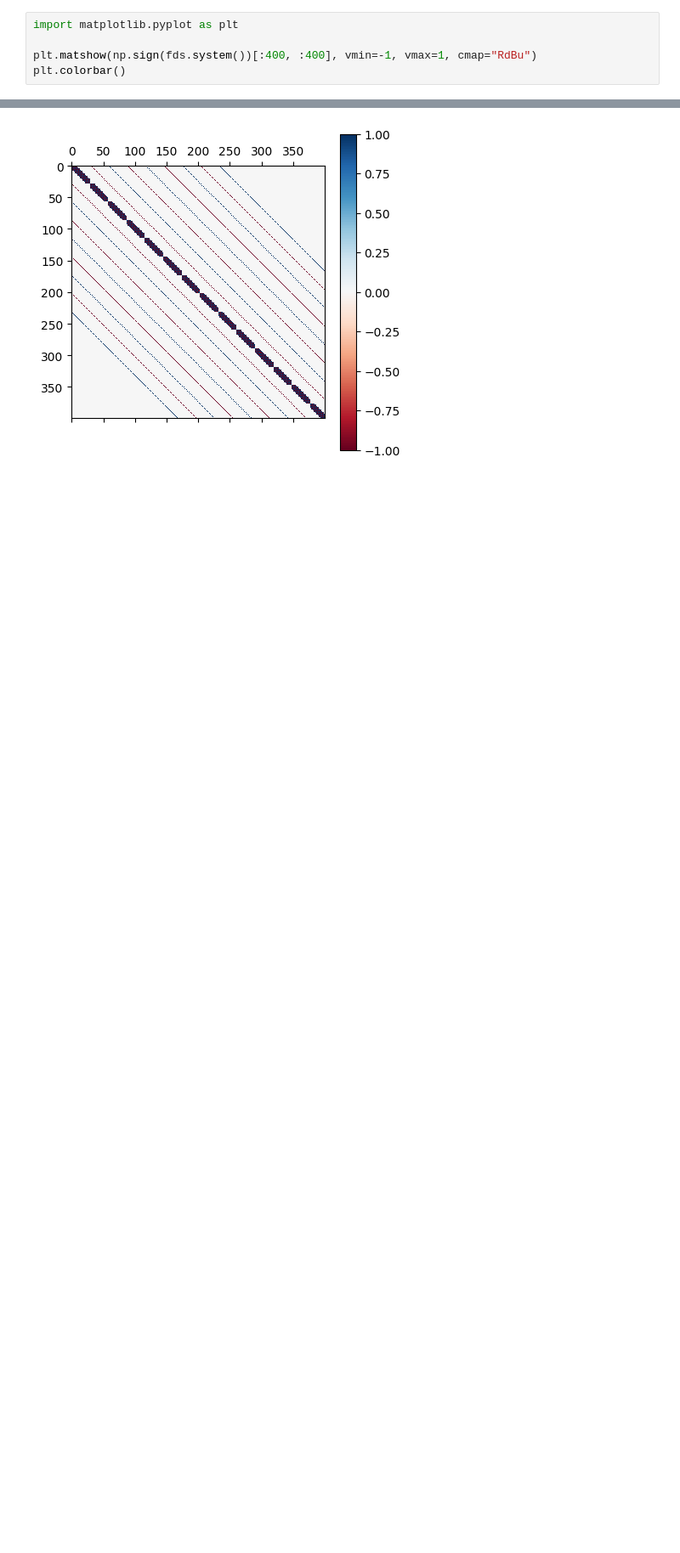
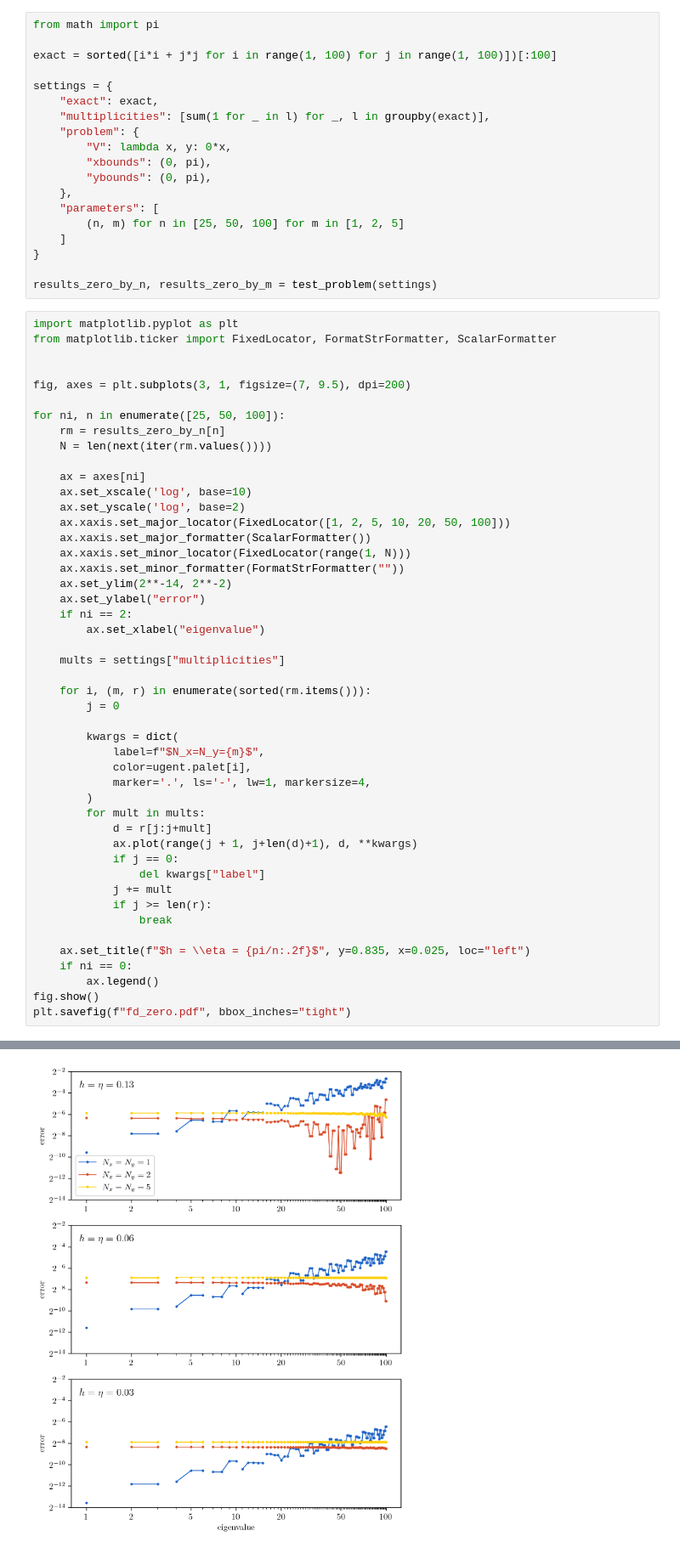
Before and after one commit to toonijn/PhD-thesis, a Jupyter notebook: img/chapter4/fd_experiments.ipynb, the cells around one changed output, grey strips where cells are left out. Shown at 85% size. Drawn from its saved outputs; the diff is of its cells as text; blank space fills up the shorter version.

```diff
--- a/img/chapter4/fd_experiments.ipynb
+++ b/img/chapter4/fd_experiments.ipynb
@@ -104,6 +196,67 @@ sorted(np.real(sps.linalg.eigs(sps.csr_matrix(fds.system()), which='SR', k=50)[0
+# %%
+from math import pi
+
+exact = sorted([i*i + j*j for i in range(1, 100) for j in range(1, 100)])[:100]
+
+settings = {
+    "exact": exact,
+    "multiplicities": [sum(1 for _ in l) for _, l in groupby(exact)],
+    "problem": {
+        "V": lambda x, y: 0*x,
+        "xbounds": (0, pi),
+        "ybounds": (0, pi),
+    },
+    "parameters": [
+        (n, m) for n in [25, 50, 100] for m in [1, 2, 5]
+    ]
+}
+
+results_zero_by_n, results_zero_by_m = test_problem(settings)
 # %%
 import matplotlib.pyplot as plt
+from matplotlib.ticker import FixedLocator, FormatStrFormatter, ScalarFormatter
 
-plt.matshow(np.sign(fds.system())[:400, :400], vmin=-1, vmax=1, cmap="RdBu")
-plt.colorbar()
+
+fig, axes = plt.subplots(3, 1, figsize=(7, 9.5), dpi=200)
+
+for ni, n in enumerate([25, 50, 100]):
+    rm = results_zero_by_n[n]
+    N = len(next(iter(rm.values())))
+
+    ax = axes[ni]
+    ax.set_xscale('log', base=10)
+    ax.set_yscale('log', base=2)
+    ax.xaxis.set_major_locator(FixedLocator([1, 2, 5, 10, 20, 50, 100]))
+    ax.xaxis.set_major_formatter(ScalarFormatter())
+    ax.xaxis.set_minor_locator(FixedLocator(range(1, N)))
+    ax.xaxis.set_minor_formatter(FormatStrFormatter(""))
+    ax.set_ylim(2**-14, 2**-2)
+    ax.set_ylabel("error")
+    if ni == 2:
+        ax.set_xlabel("eigenvalue")
+
+    mults = settings["multiplicities"]
+
+    for i, (m, r) in enumerate(sorted(rm.items())):
+        j = 0
+
+        kwargs = dict(
+            label=f"$N_x=N_y={m}$",
+            color=ugent.palet[i],
+            marker='.', ls='-', lw=1, markersize=4,
+        )
+        for mult in mults:
+            d = r[j:j+mult]
+            ax.plot(range(j + 1, j+len(d)+1), d, **kwargs)
+            if j == 0:
+                del kwargs["label"]
+            j += mult
+            if j >= len(r):
+                break
+
+    ax.set_title(f"$h = \\eta = {pi/n:.2f}$", y=0.835, x=0.025, loc="left")
+    if ni == 0:
+        ax.legend()
+fig.show()
+plt.savefig(f"fd_zero.pdf", bbox_inches="tight")
 # %% [output]
@@ -111 +263 @@ plt.colorbar()
-[figure, old version]
+[figure, new version]
```
Also changed, not shown: parts of 11 cells of this notebook, 7 other files.
